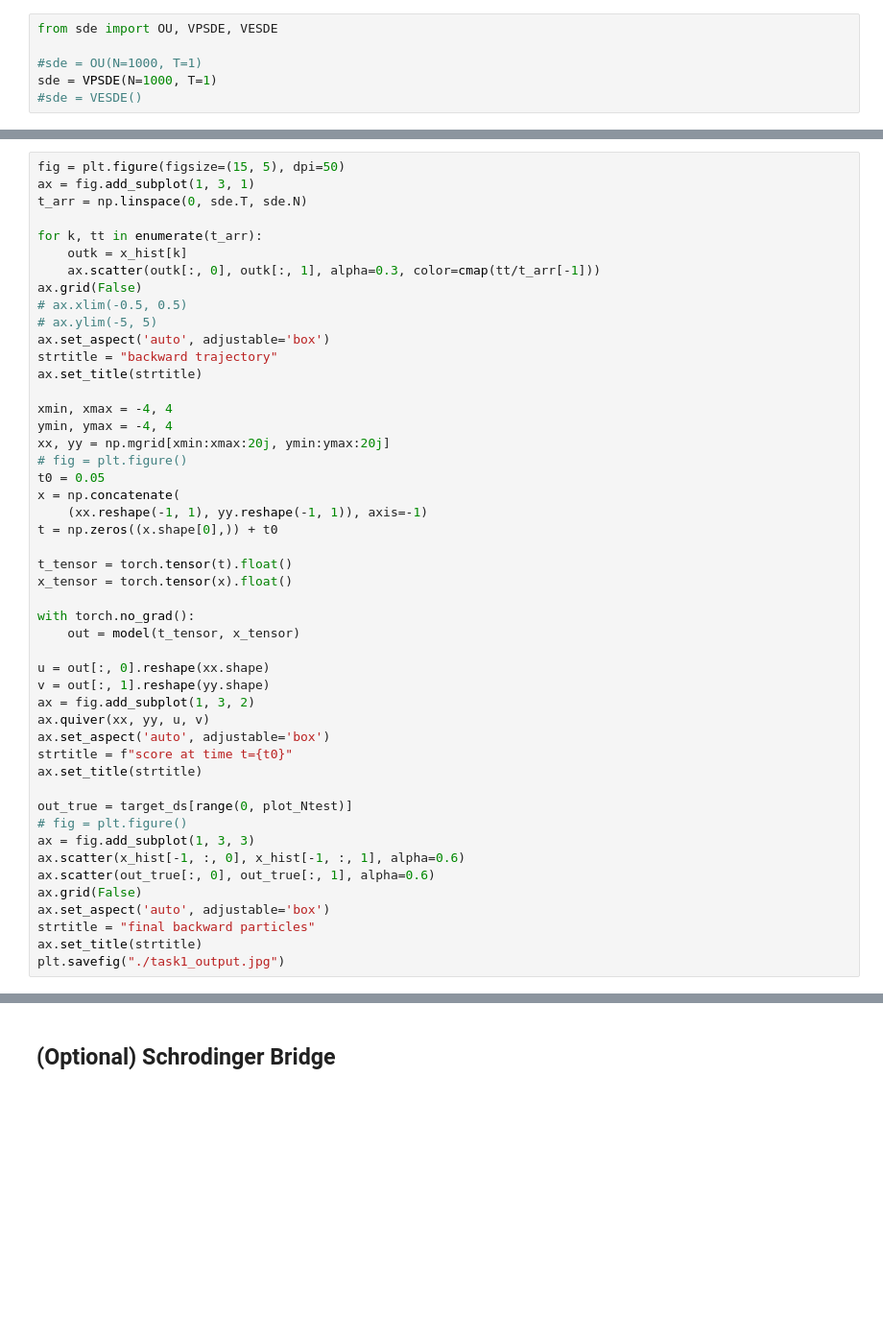
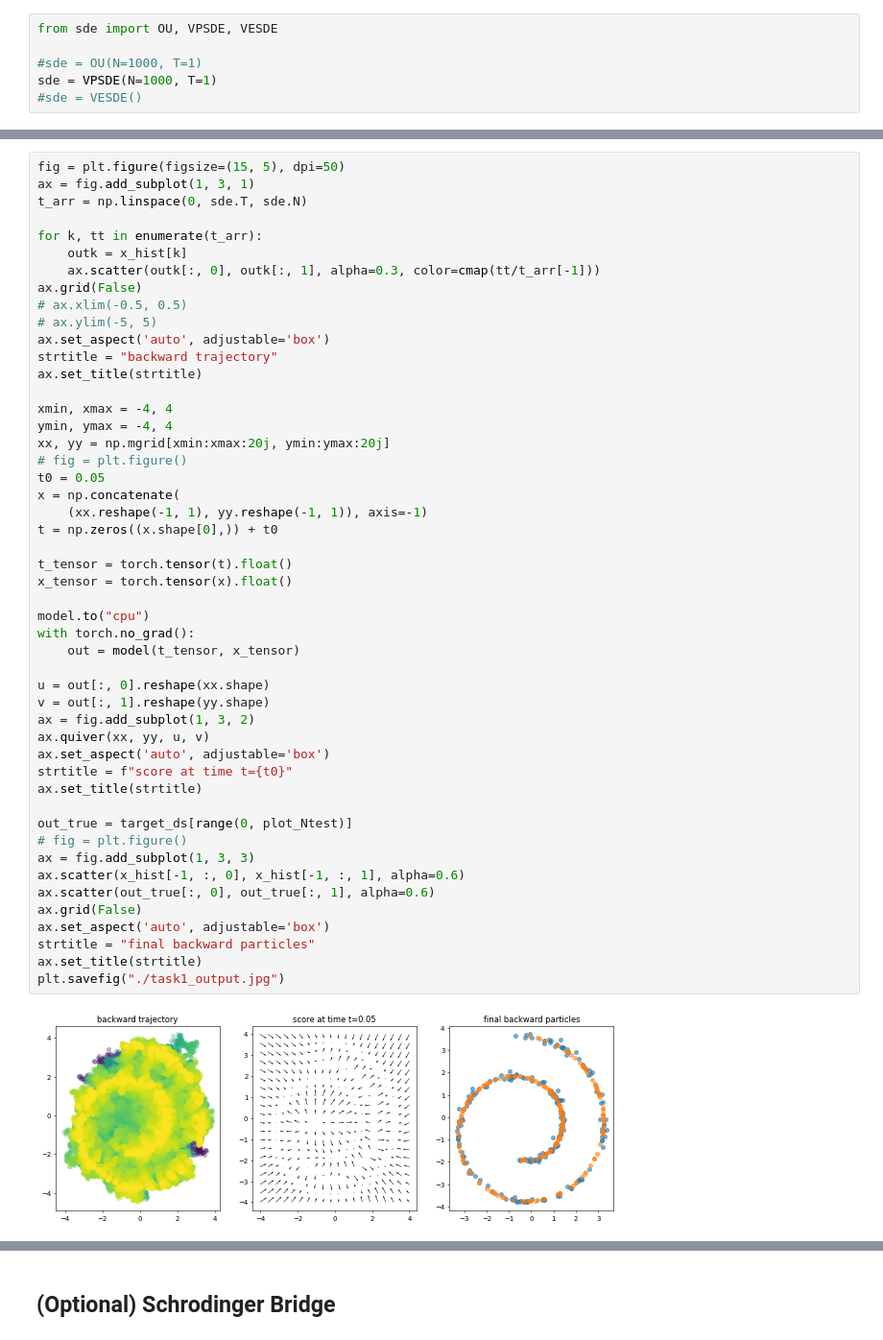
Before and after one commit to LukaMucko/Diffusion-Models, a Jupyter notebook: sde_todo/HelloScore.ipynb, the cells around one changed output, grey strips where cells are left out. Shown at 96% size. Cells and saved outputs as stored; diff of their text form; blank space fills up the shorter version.

```diff
--- a/sde_todo/HelloScore.ipynb
+++ b/sde_todo/HelloScore.ipynb
@@ -144,31 +146,34 @@ xx, yy = np.mgrid[xmin:xmax:20j, ymin:ymax:20j]
 # fig = plt.figure()
 t0 = 0.05
 x = np.concatenate(
     (xx.reshape(-1, 1), yy.reshape(-1, 1)), axis=-1)
 t = np.zeros((x.shape[0],)) + t0
 
 t_tensor = torch.tensor(t).float()
 x_tensor = torch.tensor(x).float()
 
+model.to("cpu")
 with torch.no_grad():
     out = model(t_tensor, x_tensor)
 
 u = out[:, 0].reshape(xx.shape)
 v = out[:, 1].reshape(yy.shape)
 ax = fig.add_subplot(1, 3, 2)
 ax.quiver(xx, yy, u, v)
 ax.set_aspect('auto', adjustable='box')
 strtitle = f"score at time t={t0}"
 ax.set_title(strtitle)
 
 out_true = target_ds[range(0, plot_Ntest)]
 # fig = plt.figure()
 ax = fig.add_subplot(1, 3, 3)
 ax.scatter(x_hist[-1, :, 0], x_hist[-1, :, 1], alpha=0.6)
 ax.scatter(out_true[:, 0], out_true[:, 1], alpha=0.6)
 ax.grid(False)
 ax.set_aspect('auto', adjustable='box')
 strtitle = "final backward particles"
 ax.set_title(strtitle)
 plt.savefig("./task1_output.jpg")
+# %% [output]
+[figure, added]
 # %%
```
Also changed, not shown: parts of 6 cells of this notebook, 5 other files.
